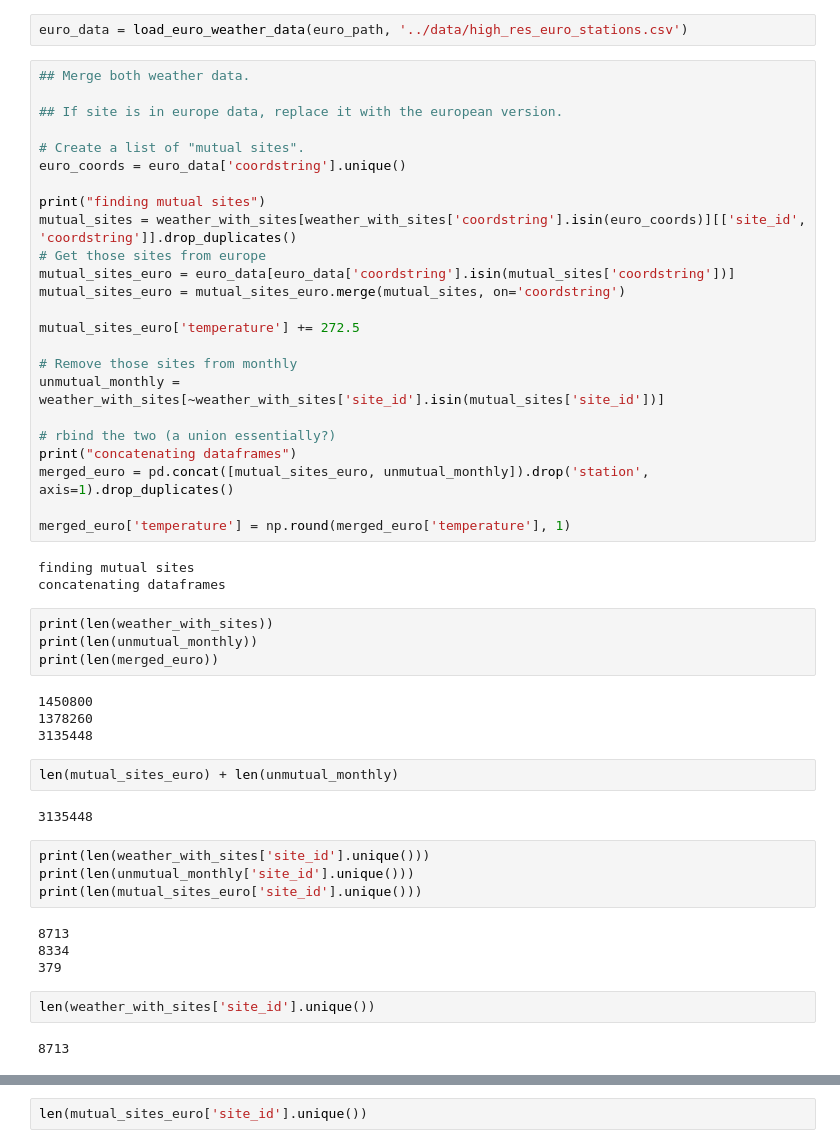
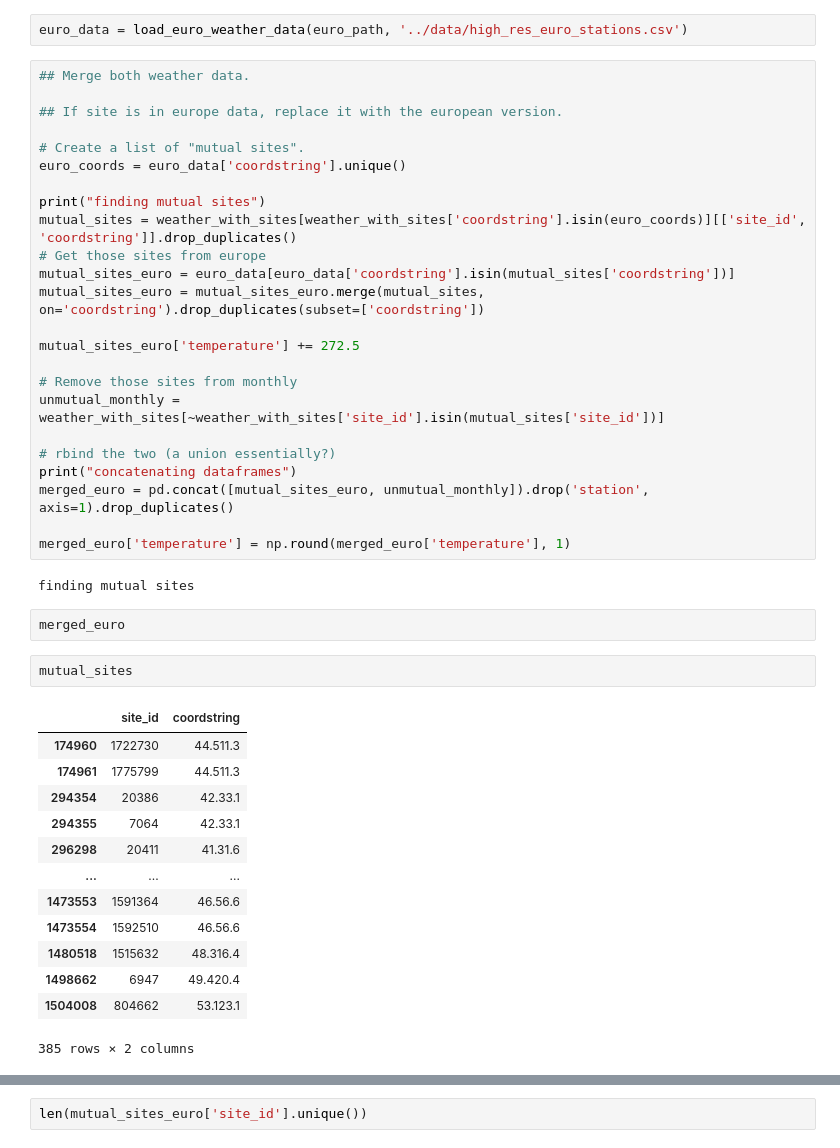
Before and after one commit to falling-fruit/dfg-seasons, a Jupyter notebook: modelling/high_res_models_finalized.ipynb, the cells around one changed output, grey strips where cells are left out. Cells and saved outputs as stored; diff of their text form.

Commit message:
fixed weather issue 2

```diff
--- a/modelling/high_res_models_finalized.ipynb
+++ b/modelling/high_res_models_finalized.ipynb
@@ -195,7 +195,7 @@ print("finding mutual sites")
 mutual_sites = weather_with_sites[weather_with_sites['coordstring'].isin(euro_coords)][['site_id', 'coordstring']].drop_duplicates()
 # Get those sites from europe
 mutual_sites_euro = euro_data[euro_data['coordstring'].isin(mutual_sites['coordstring'])]
-mutual_sites_euro = mutual_sites_euro.merge(mutual_sites, on='coordstring')
+mutual_sites_euro = mutual_sites_euro.merge(mutual_sites, on='coordstring').drop_duplicates(subset=['coordstring'])
 
 mutual_sites_euro['temperature'] += 272.5
 
@@ -209,28 +209,21 @@ merged_euro = pd.concat([mutual_sites_euro, unmutual_monthly]).drop('station', a
 merged_euro['temperature'] = np.round(merged_euro['temperature'], 1)
 # %% [output]
 finding mutual sites
-concatenating dataframes
-# %%
-print(len(weather_with_sites))
-print(len(unmutual_monthly))
-print(len(merged_euro))
-# %% [output]
-1450800
-1378260
-3135448
-# %%
-len(mutual_sites_euro) + len(unmutual_monthly)
-# %% [output]
-3135448
-# %%
-print(len(weather_with_sites['site_id'].unique()))
-print(len(unmutual_monthly['site_id'].unique()))
-print(len(mutual_sites_euro['site_id'].unique()))
-# %% [output]
-8713
-8334
-379
-# %%
-len(weather_with_sites['site_id'].unique())
-# %% [output]
-8713
+# %%
+merged_euro
+# %%
+mutual_sites
+# %% [output]
+|  | site_id | coordstring |
+| 174960 | 1722730 | 44.511.3 |
+| 174961 | 1775799 | 44.511.3 |
+| 294354 | 20386 | 42.33.1 |
+| 294355 | 7064 | 42.33.1 |
+| 296298 | 20411 | 41.31.6 |
+| ... | ... | ... |
+| 1473553 | 1591364 | 46.56.6 |
+| 1473554 | 1592510 | 46.56.6 |
+| 1480518 | 1515632 | 48.316.4 |
+| 1498662 | 6947 | 49.420.4 |
+| 1504008 | 804662 | 53.123.1 |
+385 rows × 2 columns
```
Also changed, not shown: parts of 14 cells of this notebook.
